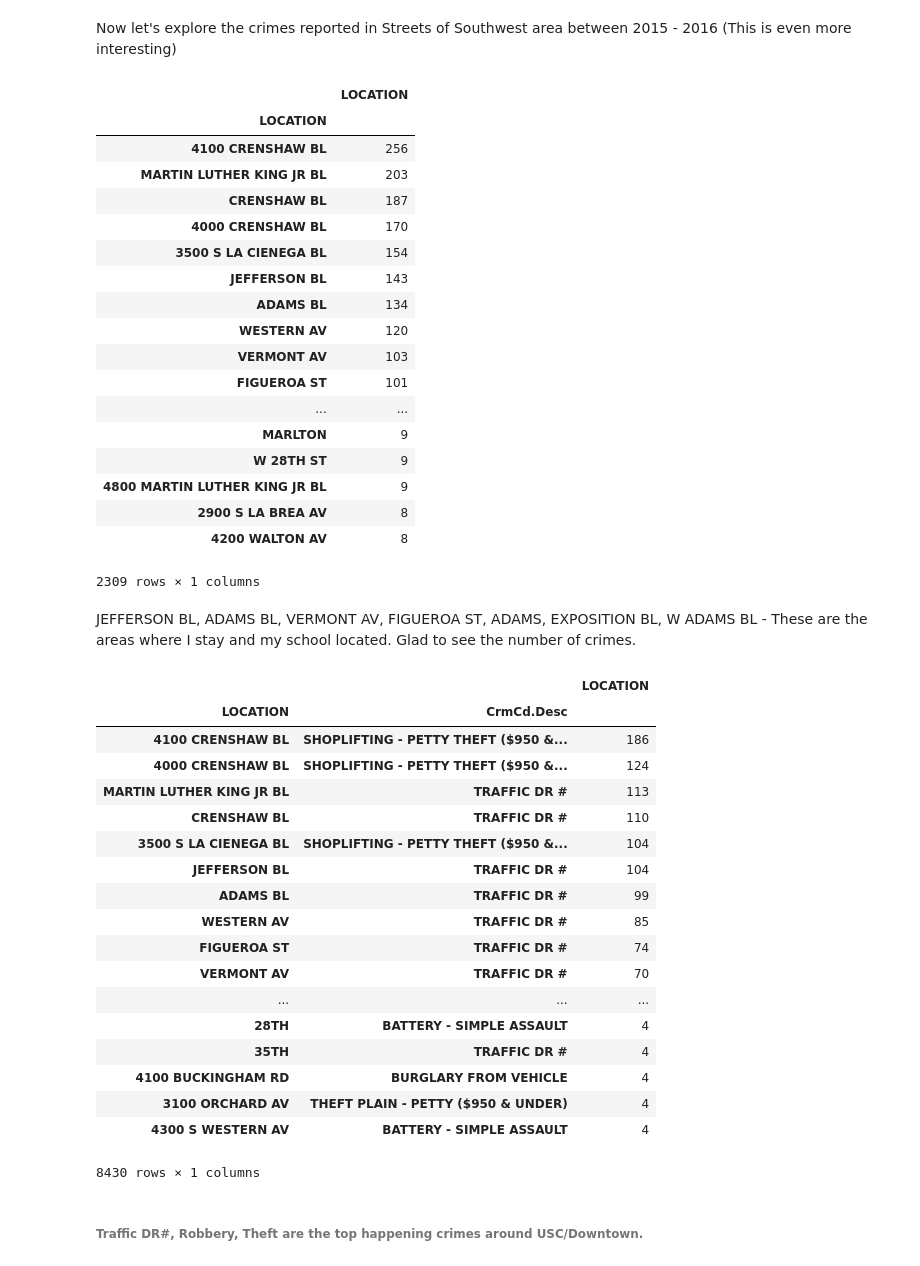
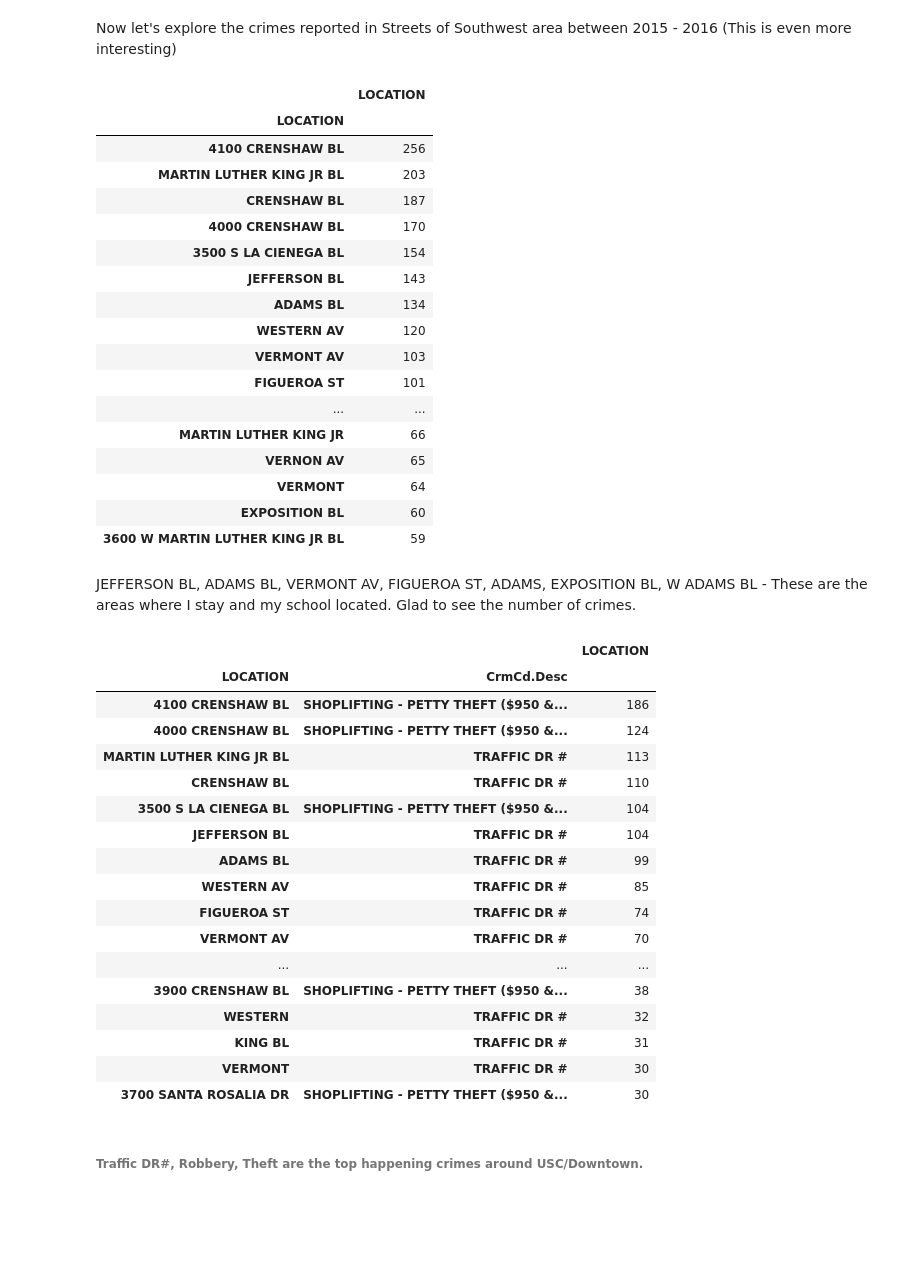
Before and after one commit to surajr/Data-Analysis, a Jupyter notebook: LA-Crime-Analysis.ipynb, the cells around one changed output. Saved outputs shown, nothing was run; the diff lists cells and outputs as text; code cells hidden in the pictures; blank space fills up the shorter version.

```diff
--- a/LA-Crime-Analysis.ipynb
+++ b/LA-Crime-Analysis.ipynb
@@ -257,6 +259,7 @@ Now let's explore the crimes reported in Streets of Southwest area between 2015
          .groupby(["LOCATION"])
          .agg({'LOCATION':numpy.size})
          .sort_values(["LOCATION"],ascending=False)
+         .head(25)
 
 )
 # %% [output]
@@ -273,41 +276,40 @@ Now let's explore the crimes reported in Streets of Southwest area between 2015
 | VERMONT AV | 103 |
 | FIGUEROA ST | 101 |
 | ... | ... |
-| MARLTON | 9 |
-| W 28TH ST | 9 |
-| 4800 MARTIN LUTHER KING JR BL | 9 |
-| 2900 S LA BREA AV | 8 |
-| 4200 WALTON AV | 8 |
+| MARTIN LUTHER KING JR | 66 |
+| VERNON AV | 65 |
+| VERMONT | 64 |
+| EXPOSITION BL | 60 |
+| 3600 W MARTIN LUTHER KING JR BL | 59 |
-2309 rows × 1 columns
 # %% [markdown]
 JEFFERSON BL, ADAMS BL, VERMONT AV, FIGUEROA ST, ADAMS, EXPOSITION BL, W ADAMS BL - These are the areas where I stay and my school located. Glad to see the number of crimes.
 # %%
 (Southwest[(Southwest['Date.Rptd']>="2015-01-01") &
           (Southwest['Date.Rptd']<"2016-01-01")]
          .groupby(["LOCATION","CrmCd.Desc"])
          .agg({'LOCATION':numpy.size})
          .sort_values(["LOCATION"],ascending=False)
+         .head(25)
 )
 # %% [output]
 |  |  | LOCATION |
 | LOCATION | CrmCd.Desc |  |
 | 4100 CRENSHAW BL | SHOPLIFTING - PETTY THEFT ($950 &... | 186 |
 | 4000 CRENSHAW BL | SHOPLIFTING - PETTY THEFT ($950 &... | 124 |
 | MARTIN LUTHER KING JR BL | TRAFFIC DR # | 113 |
 | CRENSHAW BL | TRAFFIC DR # | 110 |
 | 3500 S LA CIENEGA BL | SHOPLIFTING - PETTY THEFT ($950 &... | 104 |
 | JEFFERSON BL | TRAFFIC DR # | 104 |
 | ADAMS BL | TRAFFIC DR # | 99 |
 | WESTERN AV | TRAFFIC DR # | 85 |
 | FIGUEROA ST | TRAFFIC DR # | 74 |
 | VERMONT AV | TRAFFIC DR # | 70 |
 | ... | ... | ... |
-| 28TH | BATTERY - SIMPLE ASSAULT | 4 |
-| 35TH | TRAFFIC DR # | 4 |
-| 4100 BUCKINGHAM RD | BURGLARY FROM VEHICLE | 4 |
-| 3100 ORCHARD AV | THEFT PLAIN - PETTY ($950 & UNDER) | 4 |
-| 4300 S WESTERN AV | BATTERY - SIMPLE ASSAULT | 4 |
+| 3900 CRENSHAW BL | SHOPLIFTING - PETTY THEFT ($950 &... | 38 |
+| WESTERN | TRAFFIC DR # | 32 |
+| KING BL | TRAFFIC DR # | 31 |
+| VERMONT | TRAFFIC DR # | 30 |
+| 3700 SANTA ROSALIA DR | SHOPLIFTING - PETTY THEFT ($950 &... | 30 |
-8430 rows × 1 columns
 # %% [markdown]
 ###### Traffic DR#, Robbery, Theft are the top happening crimes around USC/Downtown.
 # %%
```
Also changed, not shown: parts of 5 cells of this notebook.
